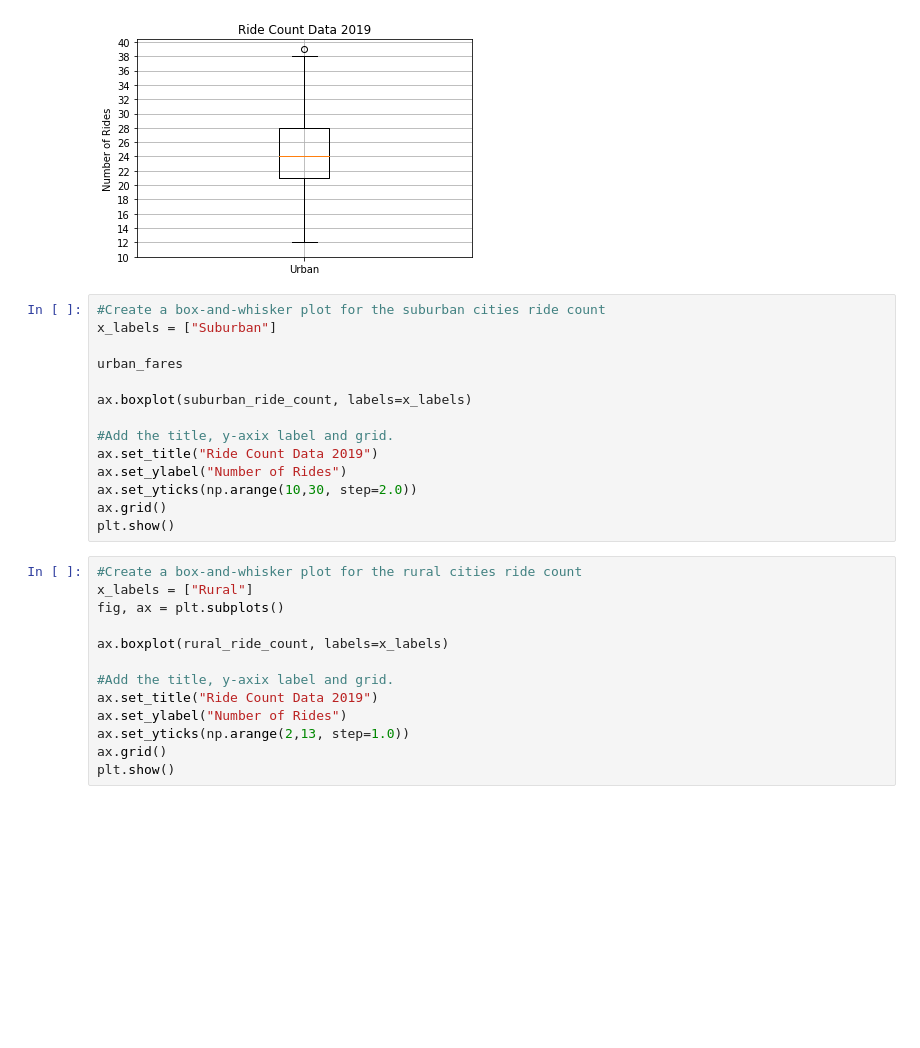
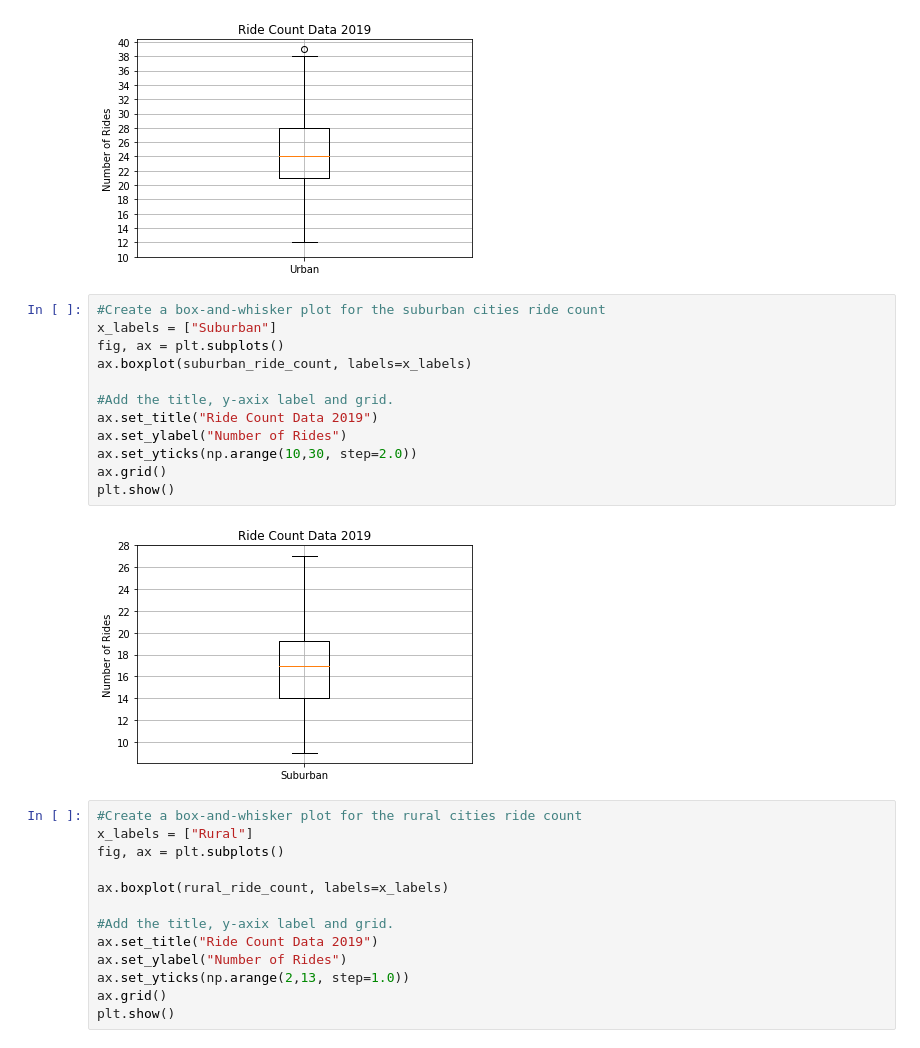
Before and after one commit to momardrame/Pyber_Analysis, a Jupyter notebook: PyBer.ipynb, the cells around one changed output. Cells and saved outputs as stored; diff of their text form; blank space fills up the shorter version.

```diff
--- a/PyBer.ipynb
+++ b/PyBer.ipynb
@@ -335,17 +342,17 @@ plt.show()
 # %%
 #Create a box-and-whisker plot for the suburban cities ride count
 x_labels = ["Suburban"]
-
-urban_fares
-
+fig, ax = plt.subplots()
 ax.boxplot(suburban_ride_count, labels=x_labels)
 
 #Add the title, y-axix label and grid.
 ax.set_title("Ride Count Data 2019")
 ax.set_ylabel("Number of Rides")
 ax.set_yticks(np.arange(10,30, step=2.0))
 ax.grid()
 plt.show()
+# %% [output]
+[figure, added]
 # %%
 #Create a box-and-whisker plot for the rural cities ride count
 x_labels = ["Rural"]
```
Also changed, not shown: parts of 7 cells of this notebook, 3 other files.
